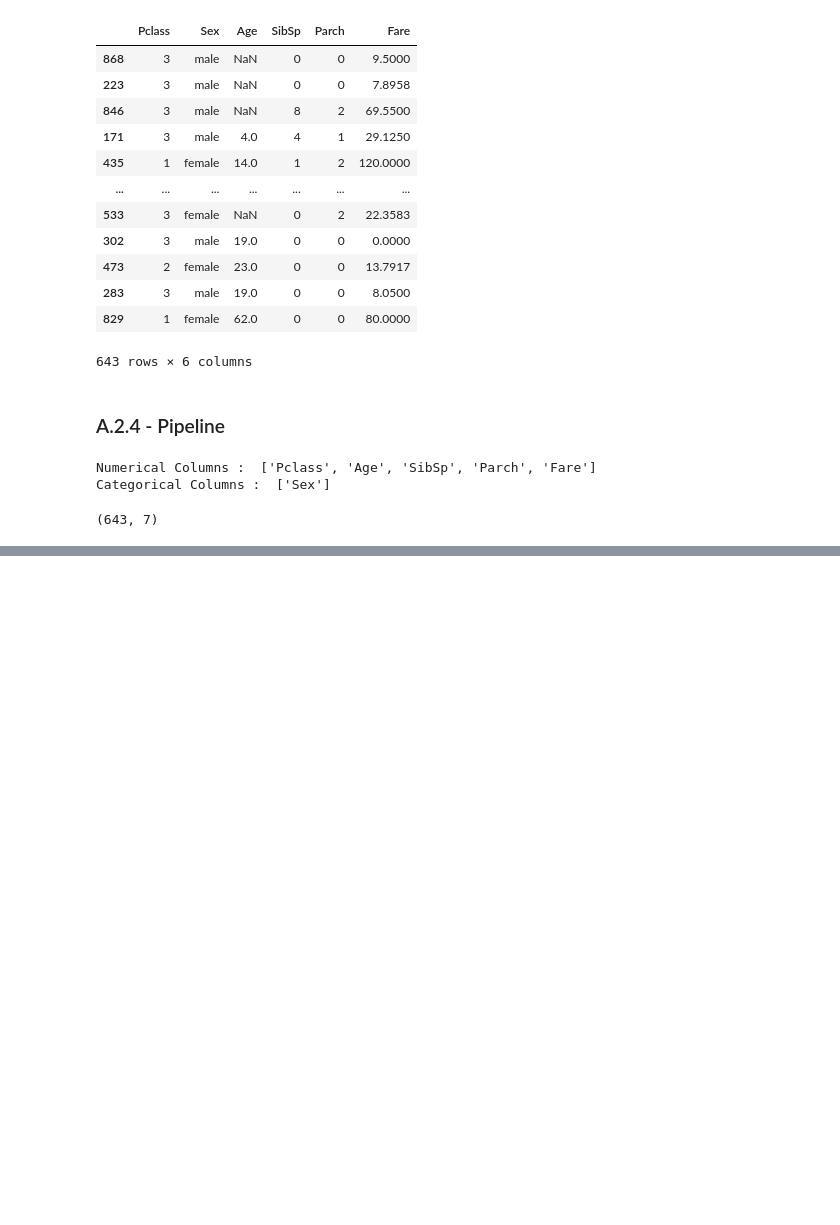
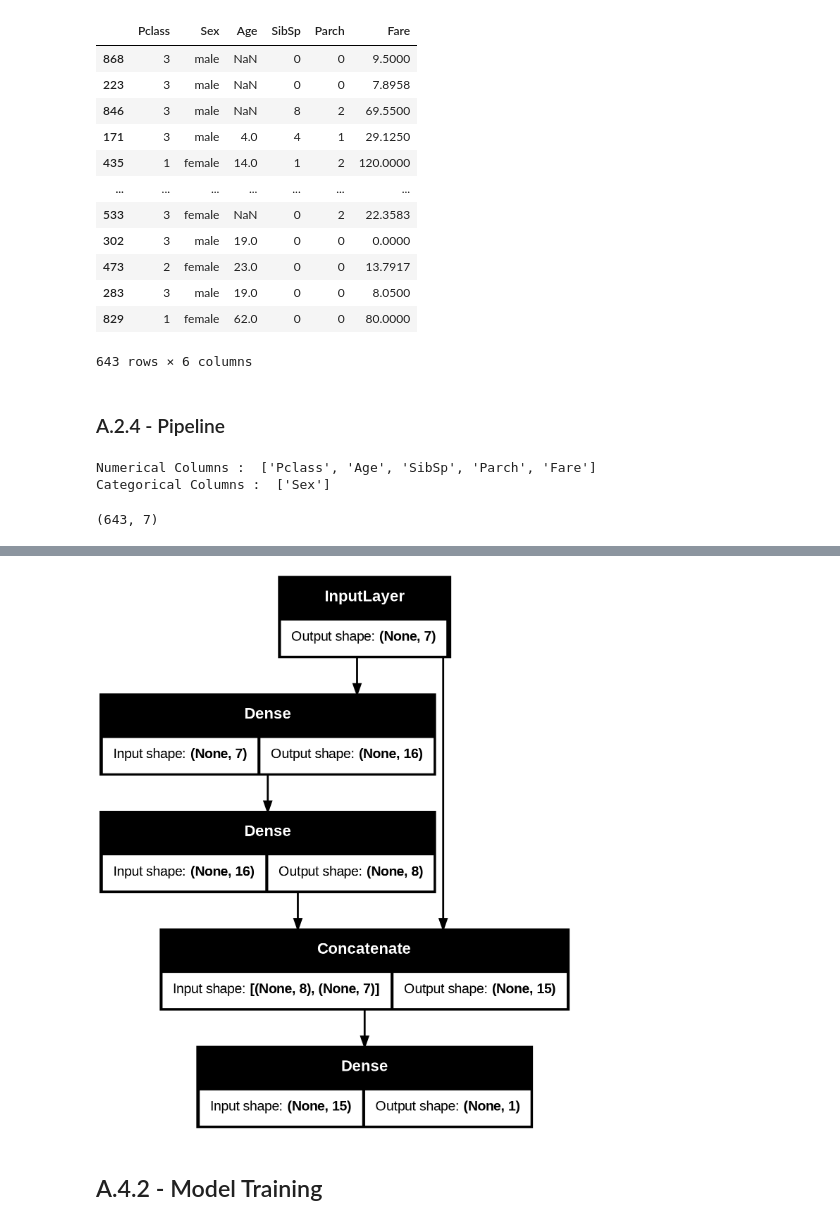
Before and after one commit to FTDS-learning-materials/phase-2, a Jupyter notebook: w1/P2W1D1PM - Artificial Neural Network (ANN) - Hands On - Binary Classification.ipynb, the cells around one changed output, grey strips where cells are left out. Drawn from its saved outputs; the diff is of its cells as text; code cells hidden in the pictures; blank space fills up the shorter version.

```diff
--- a/w1/P2W1D1PM - Artificial Neural Network (ANN) - Hands On - Binary Classification.ipynb
+++ b/w1/P2W1D1PM - Artificial Neural Network (ANN) - Hands On - Binary Classification.ipynb
@@ -188,0 +349,19 @@ X_train.shape
+# %%
+# Create functional model
+
+from tensorflow.keras.layers import Input, concatenate
+from tensorflow.keras import Model
+
+input_layer = Input(shape=(7,))
+hidden_layer_1 = Dense(16, activation='relu', kernel_initializer=tf.keras.initializers.HeNormal(seed)) (input_layer)
+hidden_layer_2 = Dense(8, activation='relu', kernel_initializer=tf.keras.initializers.HeNormal(seed)) (hidden_layer_1)
+concat_layer = concatenate([hidden_layer_2, input_layer])
+output_layer = Dense(1, activation='sigmoid', kernel_initializer=tf.keras.initializers.GlorotNormal(seed)) (concat_layer)
+
+model_functional = Model(inputs = input_layer, outputs = output_layer)
+
+# Compile
+model_functional.compile(loss='binary_crossentropy',
+                         optimizer='adam',
+                         metrics=['accuracy'])
+model_functional.summary()
@@ -188,0 +388,8 @@ X_train.shape
+# %%
+# Plot layers
+
+tf.keras.utils.plot_model(model_functional, show_shapes=True)
+# %% [output]
+[figure, added]
+# %% [markdown]
+## A.4.2 - Model Training
```
Also changed, not shown: parts of 26 cells of this notebook, 2 other files.
